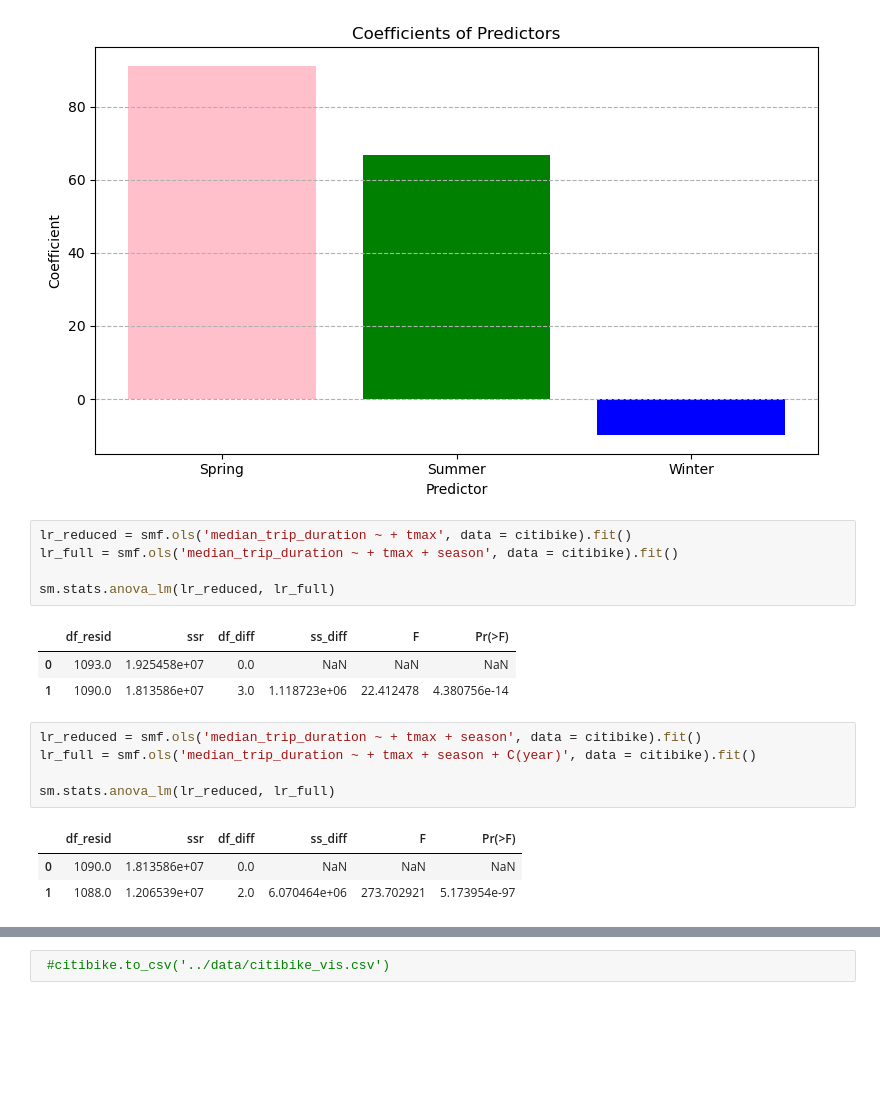
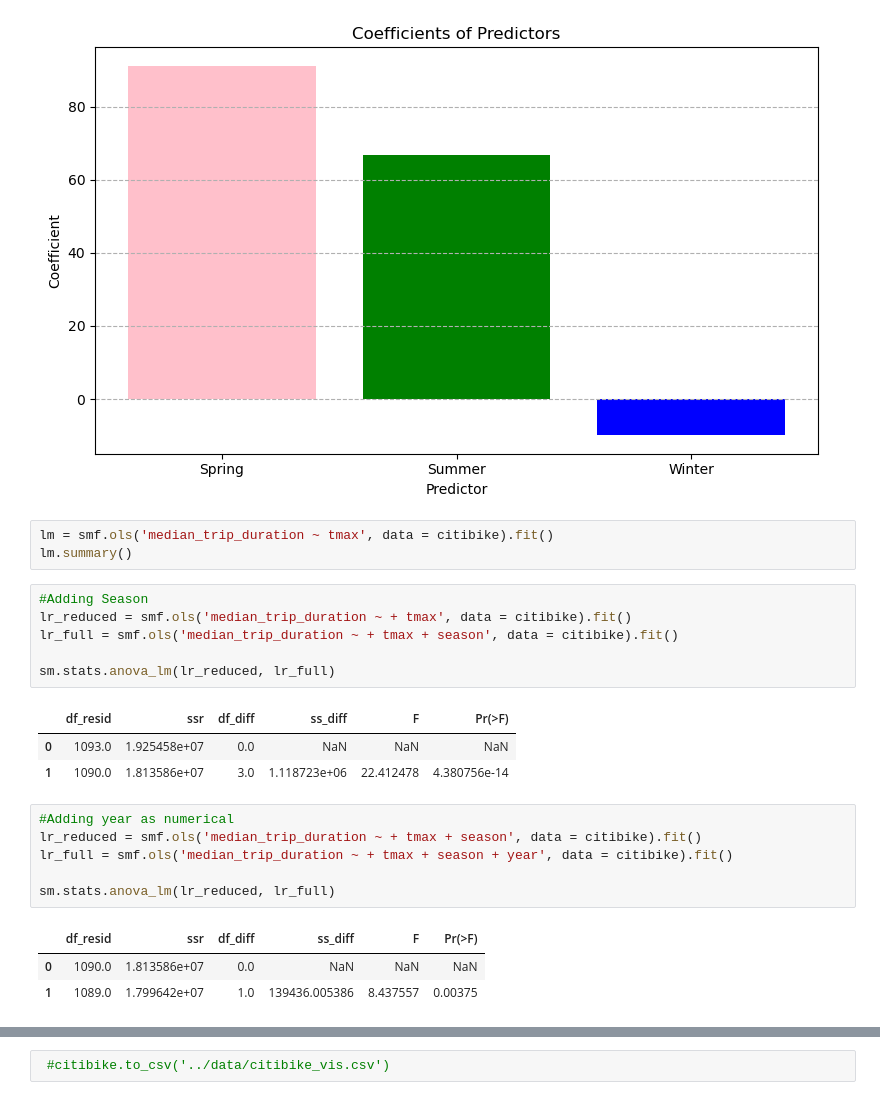
Before and after one commit to KagonDeans/citibikes, a Jupyter notebook: notebook/citibike_3.ipynb, the cells around one changed output, grey strips where cells are left out. Drawn from its saved outputs; the diff is of its cells as text; blank space fills up the shorter version.

```diff
--- a/notebook/citibike_3.ipynb
+++ b/notebook/citibike_3.ipynb
@@ -779,7 +868,11 @@ plt.tight_layout()
 plt.show()
 # %% [output]
 [figure]
+# %%
+lm = smf.ols('median_trip_duration ~ tmax', data = citibike).fit()
+lm.summary()
 # %%
+#Adding Season
 lr_reduced = smf.ols('median_trip_duration ~ + tmax', data = citibike).fit()
 lr_full = smf.ols('median_trip_duration ~ + tmax + season', data = citibike).fit()
 
@@ -789,11 +882,12 @@ sm.stats.anova_lm(lr_reduced, lr_full)
 | 0 | 1093.0 | 1.925458e+07 | 0.0 | NaN | NaN | NaN |
 | 1 | 1090.0 | 1.813586e+07 | 3.0 | 1.118723e+06 | 22.412478 | 4.380756e-14 |
 # %%
+#Adding year as numerical
 lr_reduced = smf.ols('median_trip_duration ~ + tmax + season', data = citibike).fit()
-lr_full = smf.ols('median_trip_duration ~ + tmax + season + C(year)', data = citibike).fit()
+lr_full = smf.ols('median_trip_duration ~ + tmax + season + year', data = citibike).fit()
 
 sm.stats.anova_lm(lr_reduced, lr_full)
 # %% [output]
 |  | df_resid | ssr | df_diff | ss_diff | F | Pr(>F) |
 | 0 | 1090.0 | 1.813586e+07 | 0.0 | NaN | NaN | NaN |
-| 1 | 1088.0 | 1.206539e+07 | 2.0 | 6.070464e+06 | 273.702921 | 5.173954e-97 |
+| 1 | 1089.0 | 1.799642e+07 | 1.0 | 139436.005386 | 8.437557 | 0.00375 |
```
Also changed, not shown: parts of 54 cells of this notebook.
